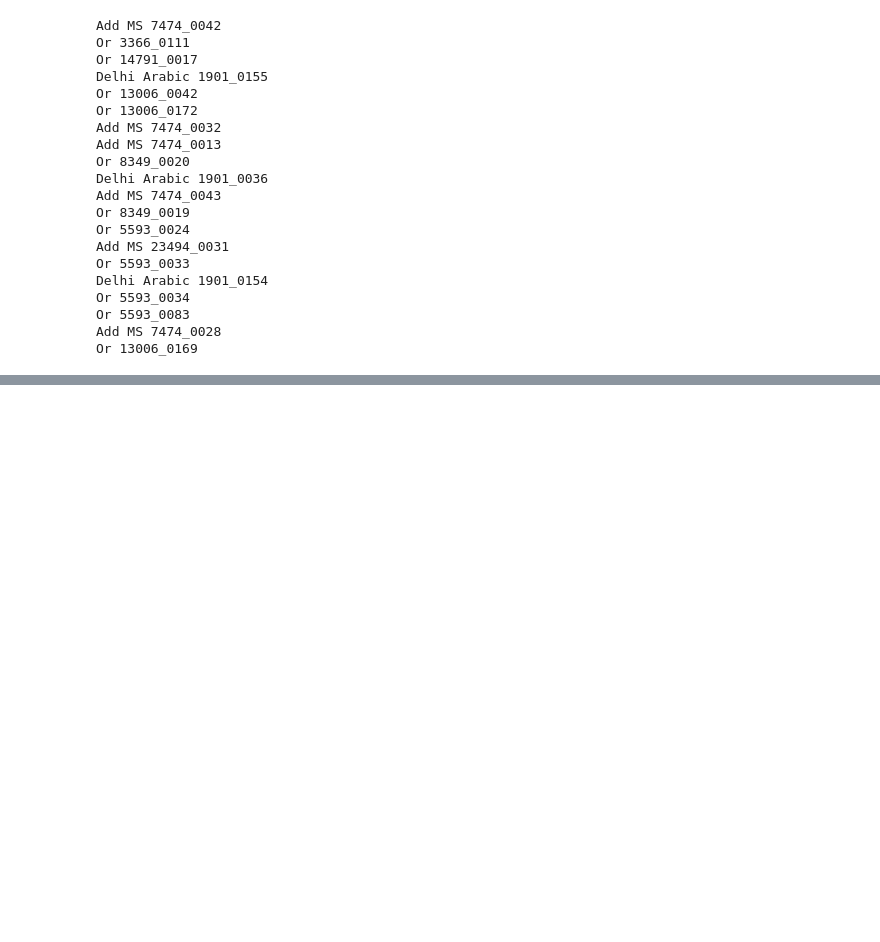
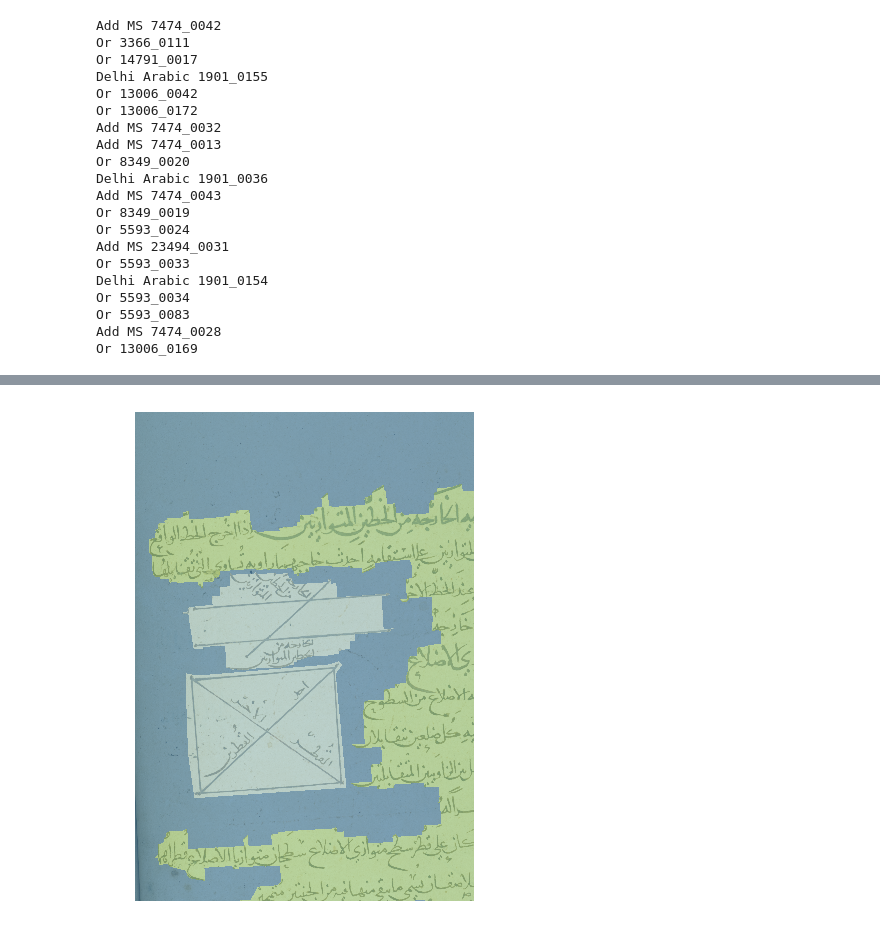
Before and after one commit to uwaisiqbal/RASM2019, a Jupyter notebook: notebooks/Data Augmentation.ipynb, the cells around one changed output, grey strips where cells are left out. Cells and saved outputs as stored; diff of their text form; code cells hidden in the pictures; blank space fills up the shorter version.

```diff
--- a/notebooks/Data Augmentation.ipynb
+++ b/notebooks/Data Augmentation.ipynb
@@ -115 +111,5 @@ show_image_with_mask('gen_8_Or 3366_0111')
+# %%
+show_image_with_mask('gen_20_Or 8349_0019')
+# %% [output]
+[figure, added]
 # %%
```
Also changed, not shown: parts of 5 cells of this notebook, 1 other file.
